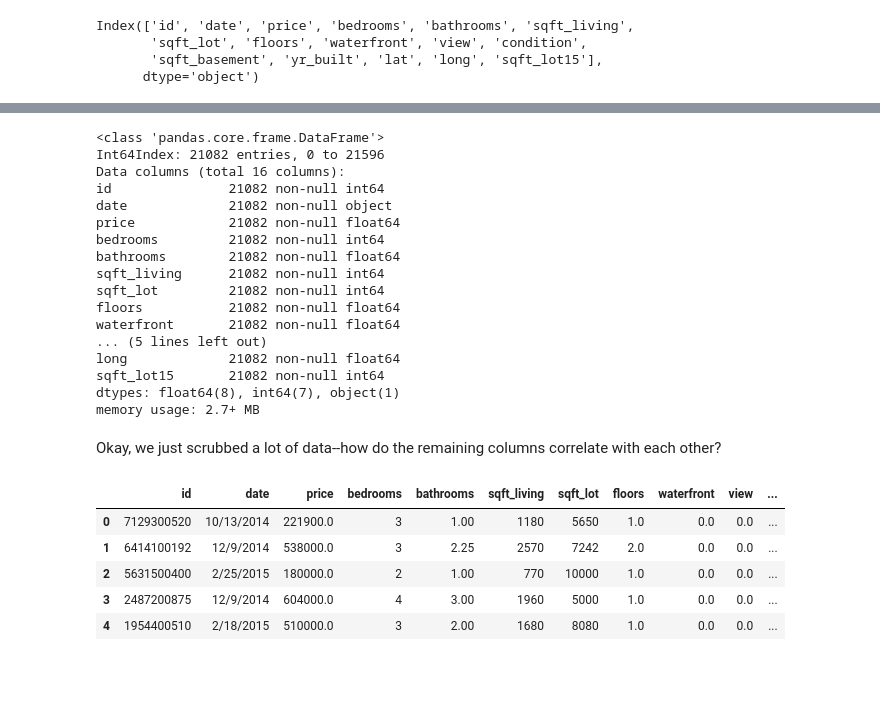
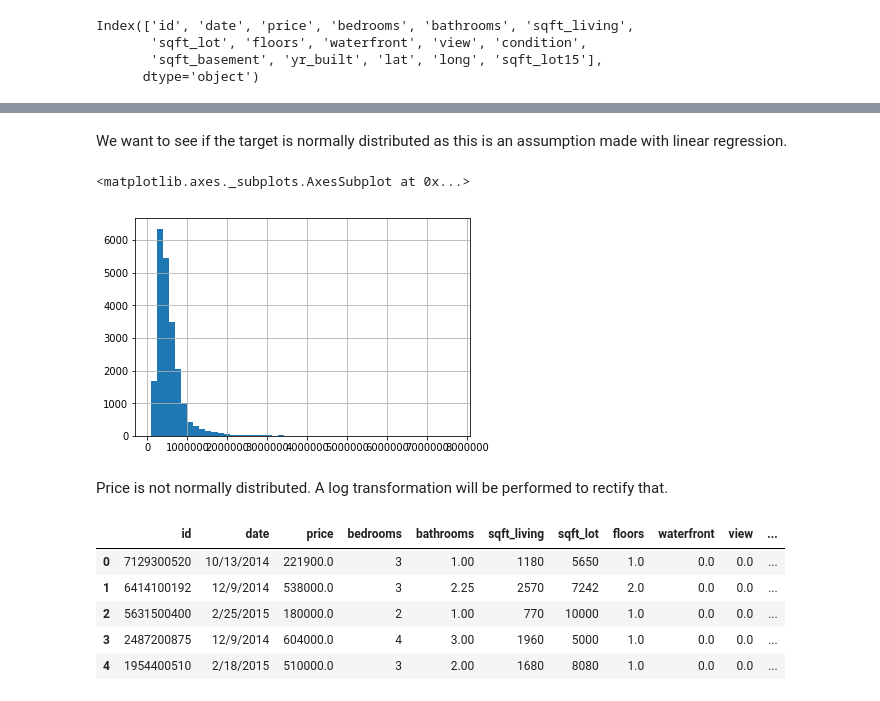
Before and after one commit to AlecMorgan/Housing-Price-Predictor, a Jupyter notebook: wip.ipynb, the cells around one changed output, grey strips where cells are left out. Saved outputs shown, nothing was run; the diff lists cells and outputs as text; code cells hidden in the pictures; blank space fills up the shorter version.

```diff
--- a/wip.ipynb
+++ b/wip.ipynb
@@ -146,28 +148,16 @@ memory usage: 2.7+ MB
 # %%
 # Waterfront has null values, since the number of nulls is a little high, fill with the highest categorical which is 0
 house_data = house_data.fillna(0)
-# %%
-house_data.info()
-# %% [output]
-<class 'pandas.core.frame.DataFrame'>
-Int64Index: 21082 entries, 0 to 21596
-Data columns (total 16 columns):
-id               21082 non-null int64
-date             21082 non-null object
-price            21082 non-null float64
-bedrooms         21082 non-null int64
-bathrooms        21082 non-null float64
-sqft_living      21082 non-null int64
-sqft_lot         21082 non-null int64
-floors           21082 non-null float64
-waterfront       21082 non-null float64
-... (5 lines left out)
-long             21082 non-null float64
-sqft_lot15       21082 non-null int64
-dtypes: float64(8), int64(7), object(1)
-memory usage: 2.7+ MB
-# %% [markdown]
-Okay, we just scrubbed a lot of data--how do the remaining columns correlate with each other?
+# %% [markdown]
+We want to see if the target is normally distributed as this is an assumption made with linear regression.
+# %%
+house_data['price'].hist(bins=50)
+#TODO(Kayli) add labels and title
+# %% [output]
+<matplotlib.axes._subplots.AxesSubplot at 0x...>
+[figure, added]
+# %% [markdown]
+Price is not normally distributed. A log transformation will be performed to rectify that.
 # %%
 house_data['log_price'] = house_data['price'].apply(lambda x: np.log(x))
 # %%
```
Also changed, not shown: parts of 72 cells of this notebook.
